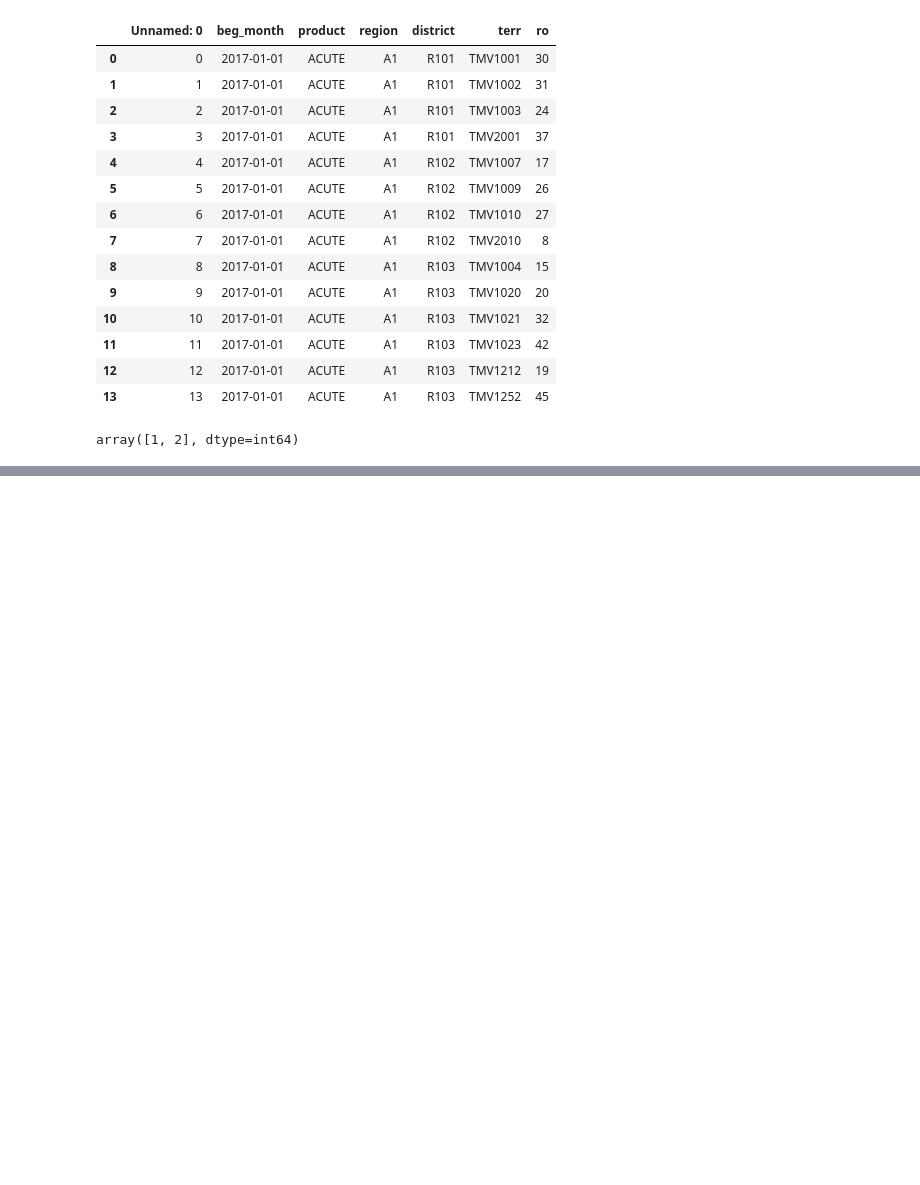
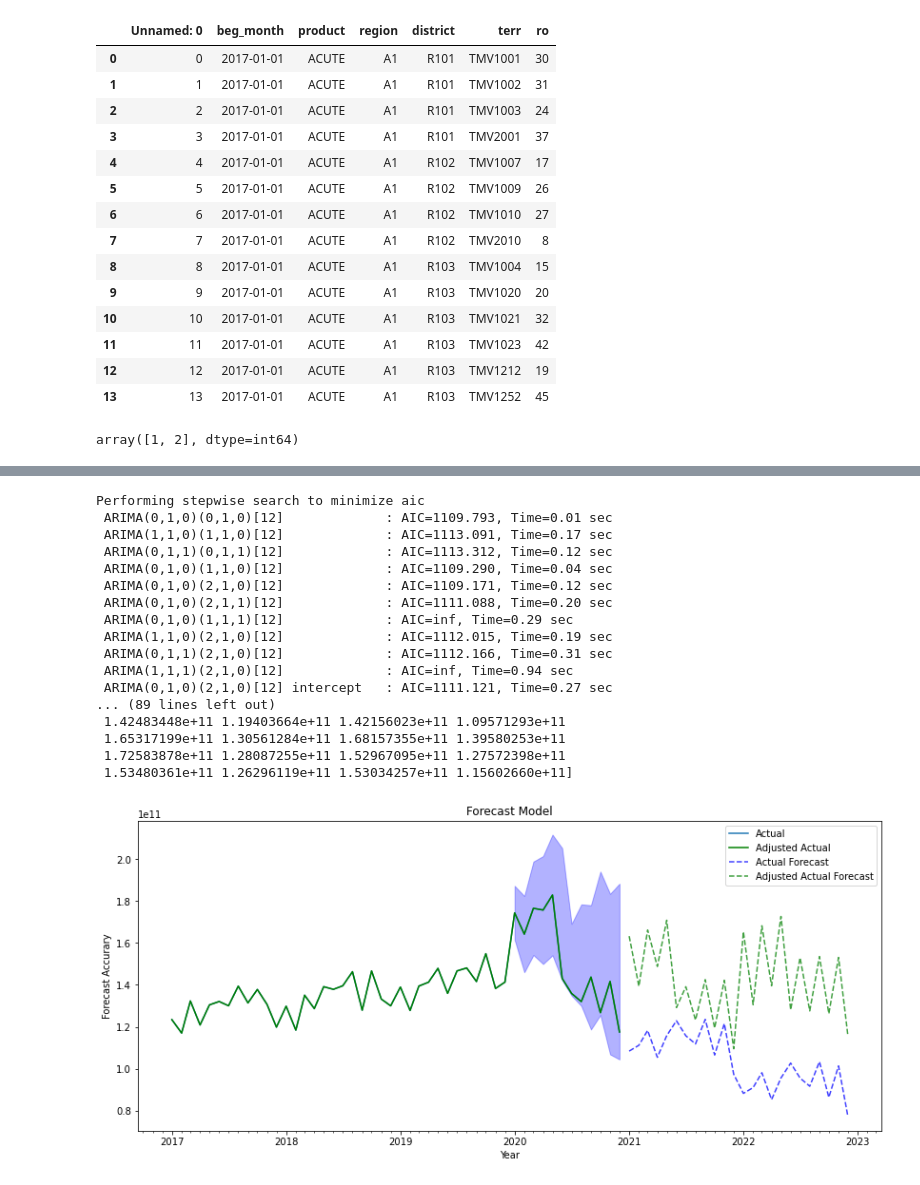
Before and after one commit to odog96veritic/forecast_generator, a Jupyter notebook: test.ipynb, the cells around one changed output, grey strips where cells are left out. Cells and saved outputs as stored; diff of their text form; code cells hidden in the pictures; blank space fills up the shorter version.

```diff
--- a/test.ipynb
+++ b/test.ipynb
@@ -453,0 +514,3 @@ array([1, 2], dtype=int64)
+# %%
+df = pd.read_csv('test_orders.csv')
+df['beg_month'] = pd.to_datetime(df['beg_month'])
@@ -453,0 +533,2 @@ array([1, 2], dtype=int64)
+# %%
+tsfm2 = TSFM(df=df, n_pred_period=24, date_variable='beg_month', target_variable='prod', value_variable='test', stop_date="2019-12-01", section_list=["HOME", "ACUTE"])
@@ -453,0 +553,21 @@ array([1, 2], dtype=int64)
+# %%
+tsfm2.plot("ACUTE")
+# %% [output]
+Performing stepwise search to minimize aic
+ ARIMA(0,1,0)(0,1,0)[12]             : AIC=1109.793, Time=0.01 sec
+ ARIMA(1,1,0)(1,1,0)[12]             : AIC=1113.091, Time=0.17 sec
+ ARIMA(0,1,1)(0,1,1)[12]             : AIC=1113.312, Time=0.12 sec
+ ARIMA(0,1,0)(1,1,0)[12]             : AIC=1109.290, Time=0.04 sec
+ ARIMA(0,1,0)(2,1,0)[12]             : AIC=1109.171, Time=0.12 sec
+ ARIMA(0,1,0)(2,1,1)[12]             : AIC=1111.088, Time=0.20 sec
+ ARIMA(0,1,0)(1,1,1)[12]             : AIC=inf, Time=0.29 sec
+ ARIMA(1,1,0)(2,1,0)[12]             : AIC=1112.015, Time=0.19 sec
+ ARIMA(0,1,1)(2,1,0)[12]             : AIC=1112.166, Time=0.31 sec
+ ARIMA(1,1,1)(2,1,0)[12]             : AIC=inf, Time=0.94 sec
+ ARIMA(0,1,0)(2,1,0)[12] intercept   : AIC=1111.121, Time=0.27 sec
+... (89 lines left out)
+ 1.42483448e+11 1.19403664e+11 1.42156023e+11 1.09571293e+11
+ 1.65317199e+11 1.30561284e+11 1.68157355e+11 1.39580253e+11
+ 1.72583878e+11 1.28087255e+11 1.52967095e+11 1.27572398e+11
+ 1.53480361e+11 1.26296119e+11 1.53034257e+11 1.15602660e+11]
+[figure, added]
```
Also changed, not shown: parts of 10 cells of this notebook, 3 other files.
